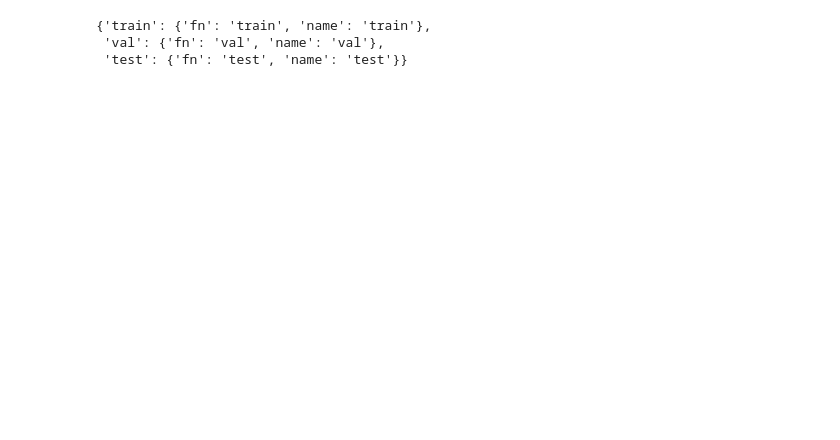
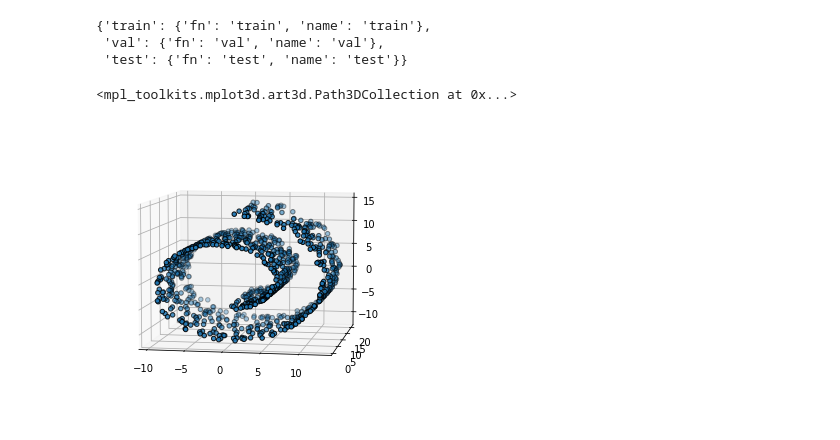
Before and after one commit to microsoft/distance-learner, a Jupyter notebook: notebooks/Playground.ipynb, the cells around one changed output. Cells and saved outputs as stored; diff of their text form; code cells hidden in the pictures; blank space fills up the shorter version.

```diff
--- a/notebooks/Playground.ipynb
+++ b/notebooks/Playground.ipynb
@@ -239,3 +239,18 @@ splits
 {'train': {'fn': 'train', 'name': 'train'},
  'val': {'fn': 'val', 'name': 'val'},
  'test': {'fn': 'test', 'name': 'test'}}
+# %%
+from sklearn.datasets import make_swiss_roll
+import matplotlib.pyplot as plt
+import mpl_toolkits.mplot3d.axes3d as p3
+import numpy as np
+
+X, _ = make_swiss_roll(1000)
+
+fig = plt.figure()
+ax = p3.Axes3D(fig)
+ax.view_init(7, -80)
+ax.scatter(X[:, 0], X[:, 1], X[:, 2], s=20, edgecolor='k')
+# %% [output]
+<mpl_toolkits.mplot3d.art3d.Path3DCollection at 0x...>
+[figure, added]
```
Also changed, not shown: parts of 13 cells of this notebook, 24 other files.
